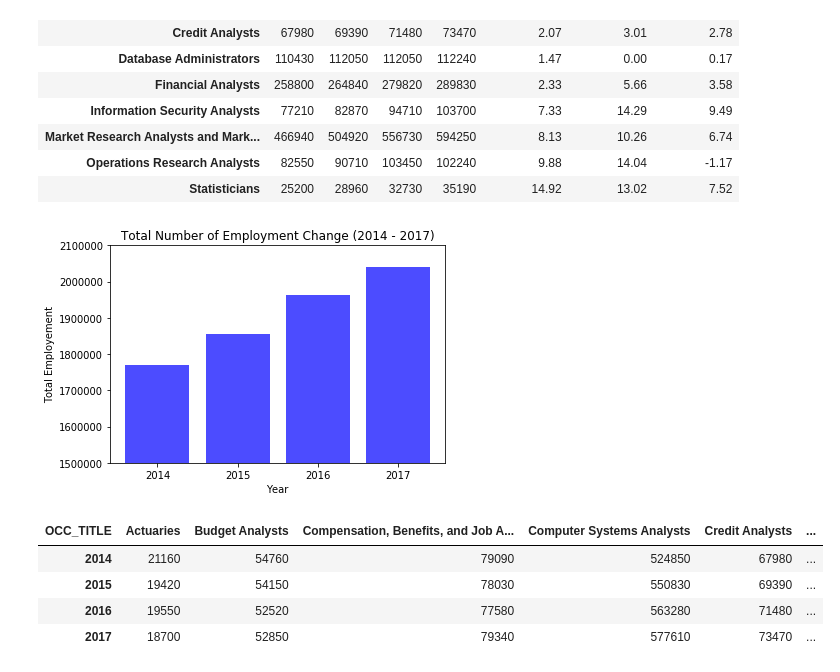
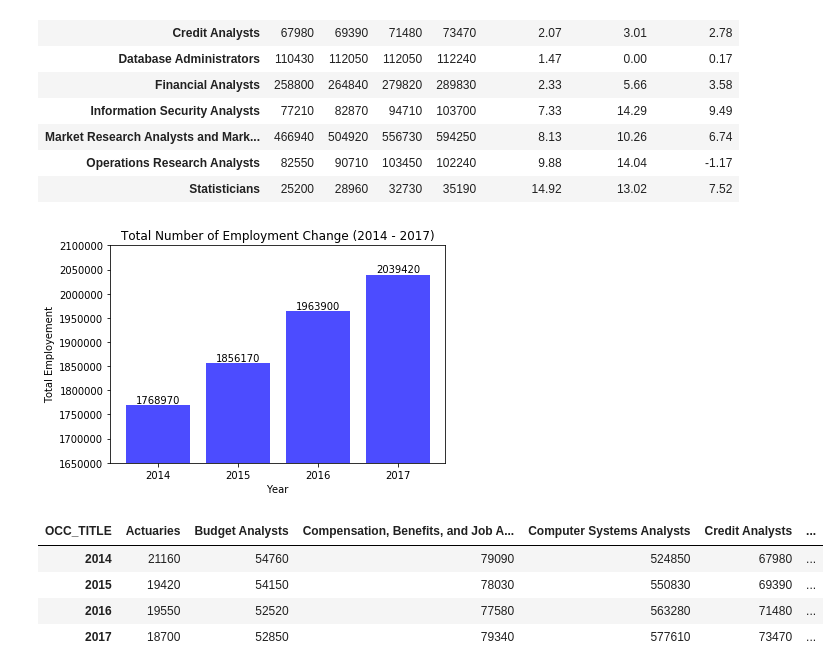
Before and after one commit to phillkev/Project--1, a Jupyter notebook: bls_employeement.ipynb, the cells around one changed output. Saved outputs shown, nothing was run; the diff lists cells and outputs as text; code cells hidden in the pictures.

Commit message:
Added chart of percentage change. Changed jupyter notebook program

```diff
--- a/bls_employeement.ipynb
+++ b/bls_employeement.ipynb
@@ -139,21 +139,38 @@ emp_df
 # %%
 x_axis_year = np.arange(4)
 y_axis_total = [emp_df['2014'].sum(), emp_df['2015'].sum(), emp_df['2016'].sum(), emp_df['2017'].sum()]
 
 summary_bar = plt.bar(x_axis_year, y_axis_total, color='blue', align="center", alpha=0.7)
 
 tick_locations = [value for value in x_axis_year]
 plt.xticks(tick_locations, ["2014", "2015", "2016", "2017"])
 
-plt.ylim(1500000, 2100000)
+plt.ylim(1650000, 2100000)
 
 plt.xlabel('Year')
 plt.ylabel('Total Employement')
 plt.title('Total Number of Employment Change (2014 - 2017)')
 
-plt.savefig("TotalEmployment.png")
+# Use functions to label the percentages of changes
+def autolabel(rects):
+    # attach some text labels
+    for rect in rects:
+        height = rect.get_height()
+        #if height > 0:
+        label_height = height + 15
+        #else:
+        #    label_height = -6
+        plt.text(rect.get_x() + rect.get_width()/2., label_height,
+                 '{:}'.format(int(height)),
+                ha='center', va='bottom')
+
+
+# Call functions to implement the function calls
+autolabel(summary_bar)
+
+plt.savefig("TotalEmployment.png", bbox_inches="tight")
 # %% [output]
-[figure, old version]
+[figure, new version]
 # %%
 plt.show()
 # %%
```
Also changed, not shown: parts of 5 cells of this notebook, 1 other file.
